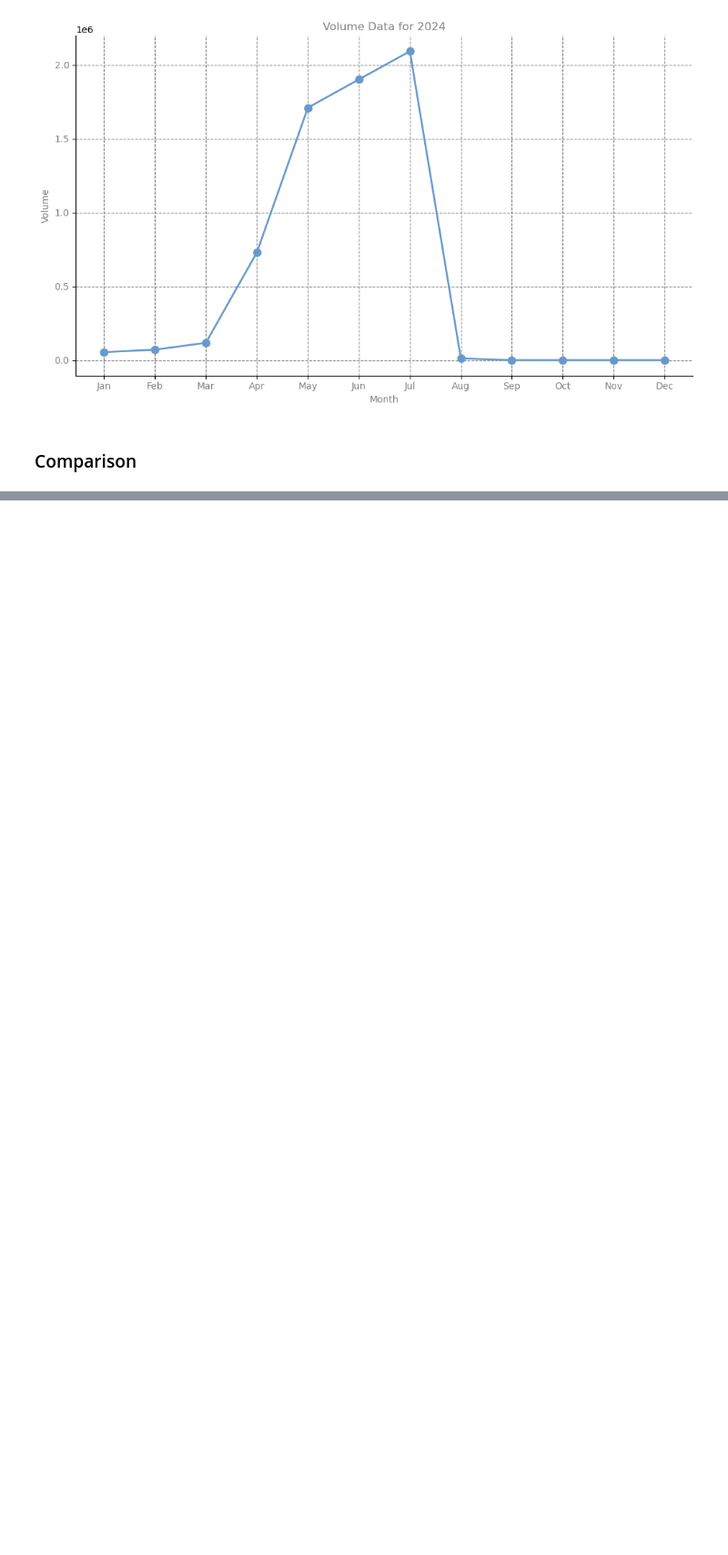
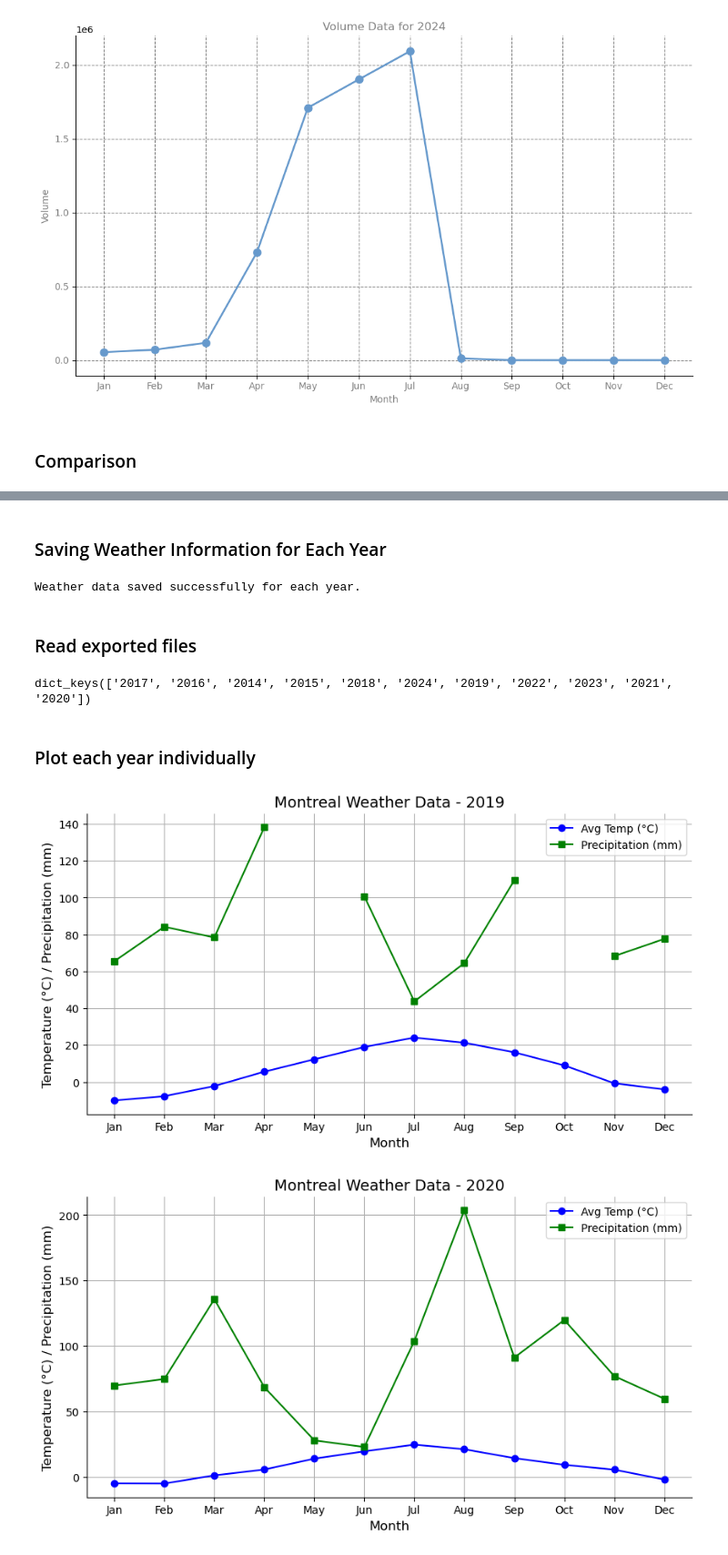
Before and after one commit to soroushamdg/bixi, a Jupyter notebook: question1.ipynb, the cells around one changed output, grey strips where cells are left out. Shown at 91% size. Drawn from its saved outputs; the diff is of its cells as text; code cells hidden in the pictures; blank space fills up the shorter version.

```diff
--- a/question1.ipynb
+++ b/question1.ipynb
@@ -345,0 +474,78 @@ plotAllYears()
+# %% [markdown]
+### Saving Weather Information for Each Year
+# %%
+# Create a folder to store the CSV files
+if not os.path.exists("montreal_weather"):
+    os.makedirs("montreal_weather")
+
+# Loop through each year and save the data
+for year in monthly_data['year'].unique():
+    yearly_data = monthly_data[monthly_data['year'] == year]
+    yearly_data.to_csv(f"montreal_weather/montreal_weather_{year}.csv", index=False)
+
+print("Weather data saved successfully for each year.")
+# %% [output]
+Weather data saved successfully for each year.
+# %% [markdown]
+### Read exported files
+# %%
+import os
+import pandas as pd
+import matplotlib.pyplot as plt
+
+# Directory containing weather data files
+data_dir = "montreal_weather"
+
+# Read all CSV files for each year into a dictionary
+weather_data = {}
+for filename in os.listdir(data_dir):
+    if filename.endswith(".csv"):
+        year = filename.split('_')[-1].split('.')[0]  # Extract the year from the filename
+        file_path = os.path.join(data_dir, filename)
+        weather_data[year] = pd.read_csv(file_path)
+
+# Check if data is loaded properly
+print(weather_data.keys())  # Print the years loaded
+# %% [output]
+dict_keys(['2017', '2016', '2014', '2015', '2018', '2024', '2019', '2022', '2023', '2021', '2020'])
+# %% [markdown]
+### Plot each year individually
+# %%
+
+# Plot each year individually
+for year in sorted(weather_data.keys()):
+    # filter the plot to range 2019 to 2014
+    if int(year) not in range(2019,2025):
+        continue
+    data = weather_data[year]
+
+    # Create a new figure for each year
+    plt.figure(figsize=(10, 5))
+
+    # Plot temperature
+    plt.plot(data['month'], data['tavg'], marker='o', color='b', label="Avg Temp (°C)")
+
+    # Plot precipitation
+    plt.plot(data['month'], data['prcp'], marker='s', color='g', label="Precipitation (mm)")
+
+    # Set title and labels
+    plt.title(f"Montreal Weather Data - {year}", fontsize=14)
+    plt.xlabel('Month', fontsize=12)
+    plt.ylabel('Temperature (°C) / Precipitation (mm)', fontsize=12)
+
+    # Customize x-axis with month names and set them horizontal
+    plt.xticks(range(1, 13), ['Jan', 'Feb', 'Mar', 'Apr', 'May', 'Jun', 'Jul', 'Aug', 'Sep', 'Oct', 'Nov', 'Dec'], rotation=0)
+
+    # Remove chart borders
+    plt.gca().spines['top'].set_visible(False)
+    plt.gca().spines['right'].set_visible(False)
+
+    # Add legend and grid
+    plt.legend(loc='best')
+    plt.grid(True)
+
+    # Show the plot
+    plt.show()
+# %% [output]
+[figure, added]
+[figure, added]
```
Also changed, not shown: parts of 15 cells of this notebook.
